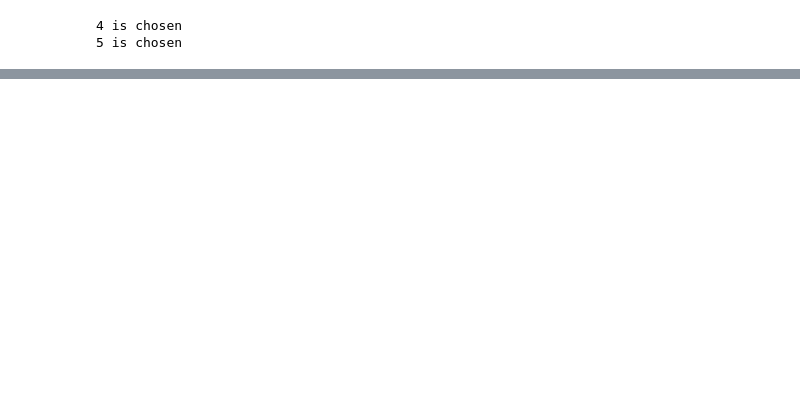
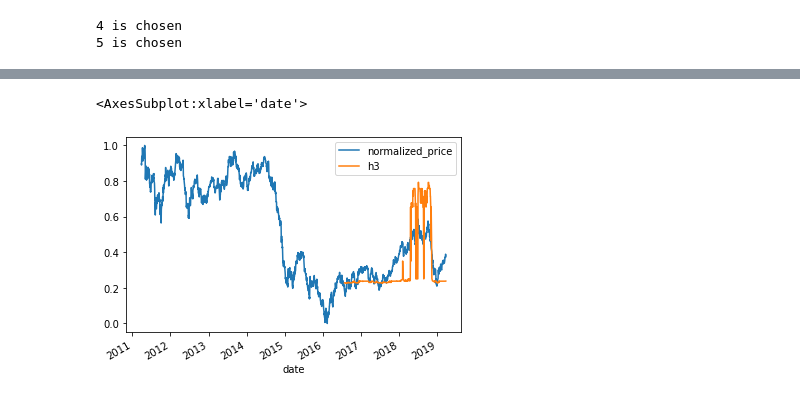
Before and after one commit to ben-edde/LIMA, a Jupyter notebook: demo/demo_forecast.ipynb, the cells around one changed output, grey strips where cells are left out. Drawn from its saved outputs; the diff is of its cells as text; code cells hidden in the pictures; blank space fills up the shorter version.

```diff
--- a/demo/demo_forecast.ipynb
+++ b/demo/demo_forecast.ipynb
@@ -335,0 +303,5 @@ df_old_n_new.to_csv("normalized_polarity_price_h1_h2_h3.csv")
+# %%
+df_normalized_price_n_pred.set_index("date")[["normalized_price","h3"]].plot()
+# %% [output]
+<AxesSubplot:xlabel='date'>
+[figure, added]
```
Also changed, not shown: parts of 16 cells of this notebook, 1 other file.
